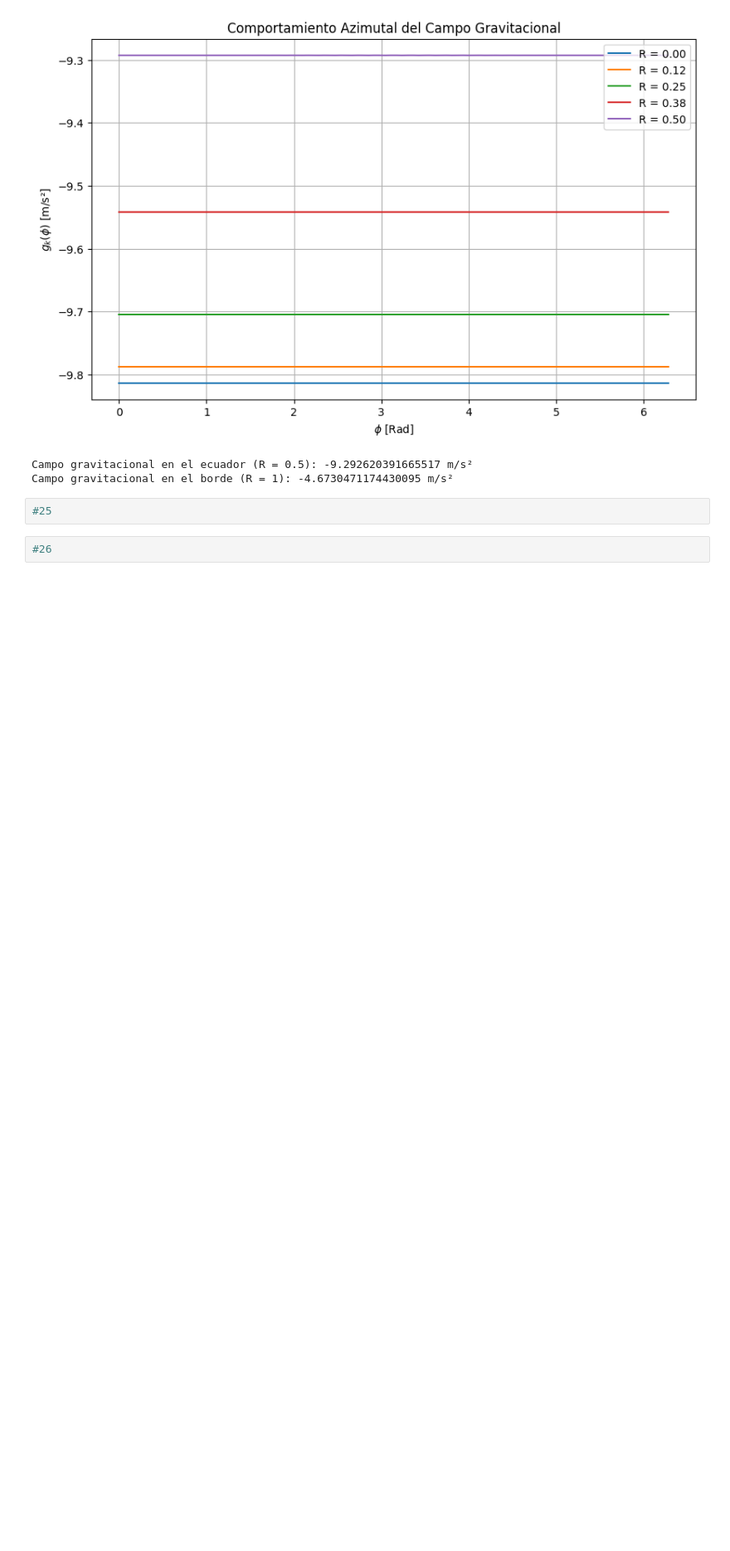
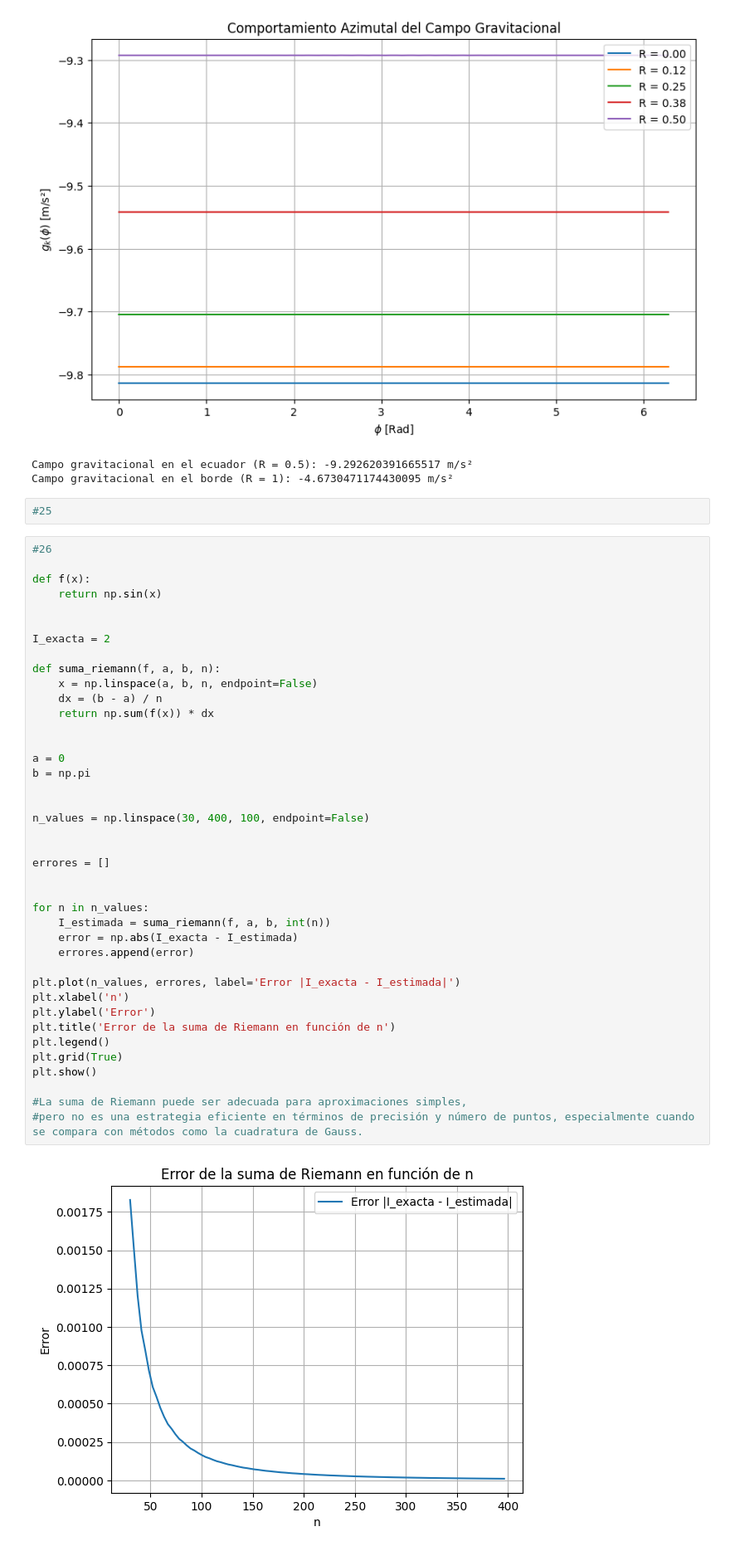
Before and after one commit to GabrielRamirezs/Metodos1_KarenQuevedo_GabrielRamirez, a Jupyter notebook: Parcial2.ipynb, the cells around one changed output. Shown at 83% size. Drawn from its saved outputs; the diff is of its cells as text; blank space fills up the shorter version.

```diff
--- a/Parcial2.ipynb
+++ b/Parcial2.ipynb
@@ -87,8 +87,48 @@ Campo gravitacional en el ecuador (R = 0.5): -9.292620391665517 m/s²
 Campo gravitacional en el borde (R = 1): -4.6730471174430095 m/s²
 # %%
 #25
-# %%
-#26
+# %%
+#26
+
+def f(x):
+    return np.sin(x)
+
+
+I_exacta = 2
+
+def suma_riemann(f, a, b, n):
+    x = np.linspace(a, b, n, endpoint=False)
+    dx = (b - a) / n
+    return np.sum(f(x)) * dx
+
+
+a = 0
+b = np.pi
+
+
+n_values = np.linspace(30, 400, 100, endpoint=False)
+
+
+errores = []
+
+
+for n in n_values:
+    I_estimada = suma_riemann(f, a, b, int(n))
+    error = np.abs(I_exacta - I_estimada)
+    errores.append(error)
+
+plt.plot(n_values, errores, label='Error |I_exacta - I_estimada|')
+plt.xlabel('n')
+plt.ylabel('Error')
+plt.title('Error de la suma de Riemann en función de n')
+plt.legend()
+plt.grid(True)
+plt.show()
+
+#La suma de Riemann puede ser adecuada para aproximaciones simples,
+#pero no es una estrategia eficiente en términos de precisión y número de puntos, especialmente cuando se compara con métodos como la cuadratura de Gauss.
+# %% [output]
+[figure, added]
 # %%
 #27
 def equations(vars):
```
Also changed, not shown: parts of 2 cells of this notebook.
